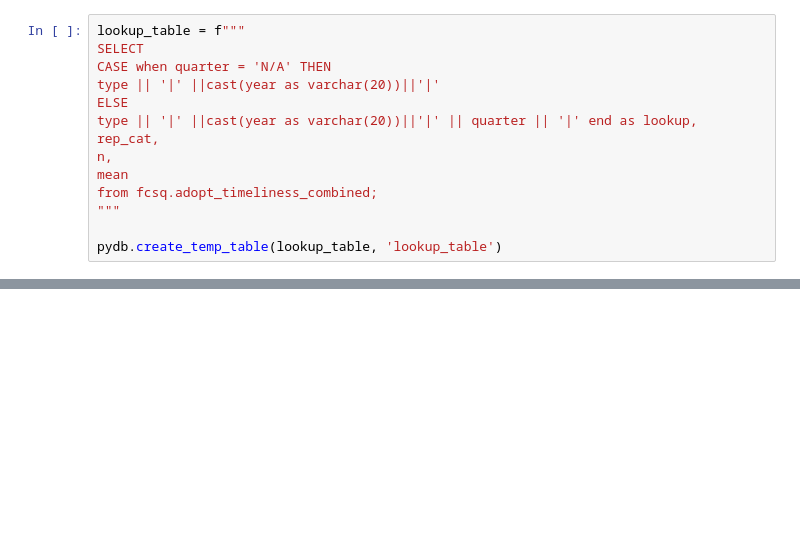
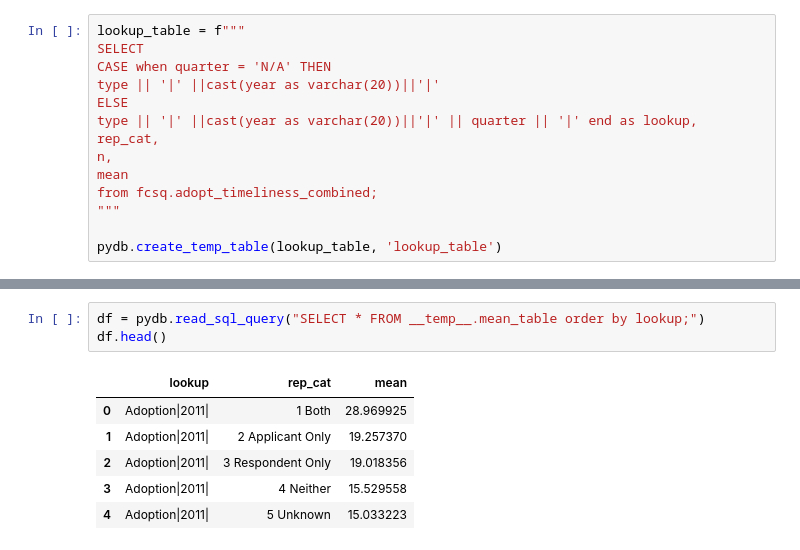
Before and after one commit to moj-analytical-services/FCSQ_data, a Jupyter notebook: data/adopt_timeliness.ipynb, the cells around one changed output, grey strips where cells are left out. Drawn from its saved outputs; the diff is of its cells as text; blank space fills up the shorter version.

```diff
--- a/data/adopt_timeliness.ipynb
+++ b/data/adopt_timeliness.ipynb
@@ -1741,0 +1784,10 @@ pydb.create_temp_table(mean_table,'mean_table')
+# %%
+df = pydb.read_sql_query("SELECT * FROM __temp__.mean_table order by lookup;")
+df.head()
+# %% [output]
+|  | lookup | rep_cat | mean |
+| 0 | Adoption|2011| | 1 Both | 28.969925 |
+| 1 | Adoption|2011| | 2 Applicant Only | 19.257370 |
+| 2 | Adoption|2011| | 3 Respondent Only | 19.018356 |
+| 3 | Adoption|2011| | 4 Neither | 15.529558 |
+| 4 | Adoption|2011| | 5 Unknown | 15.033223 |
```
Also changed, not shown: parts of 38 cells of this notebook.
